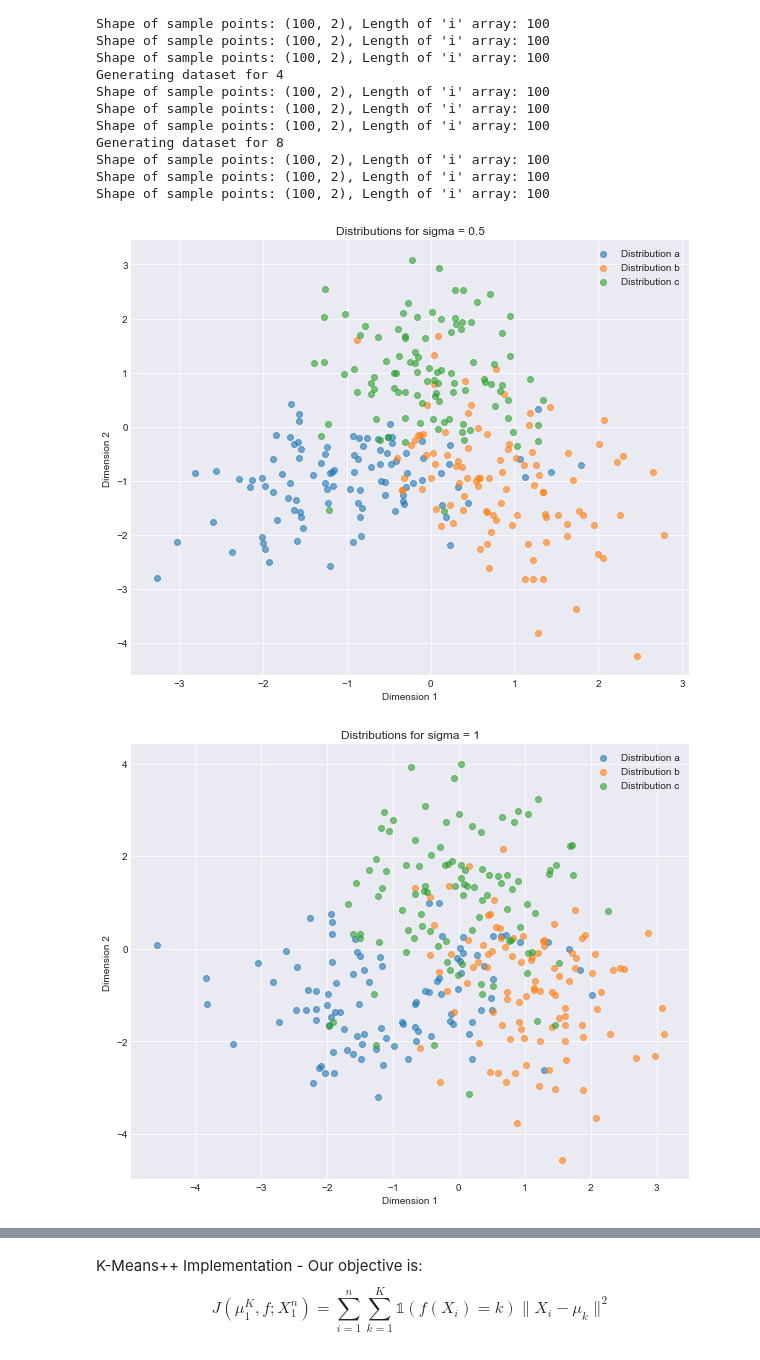
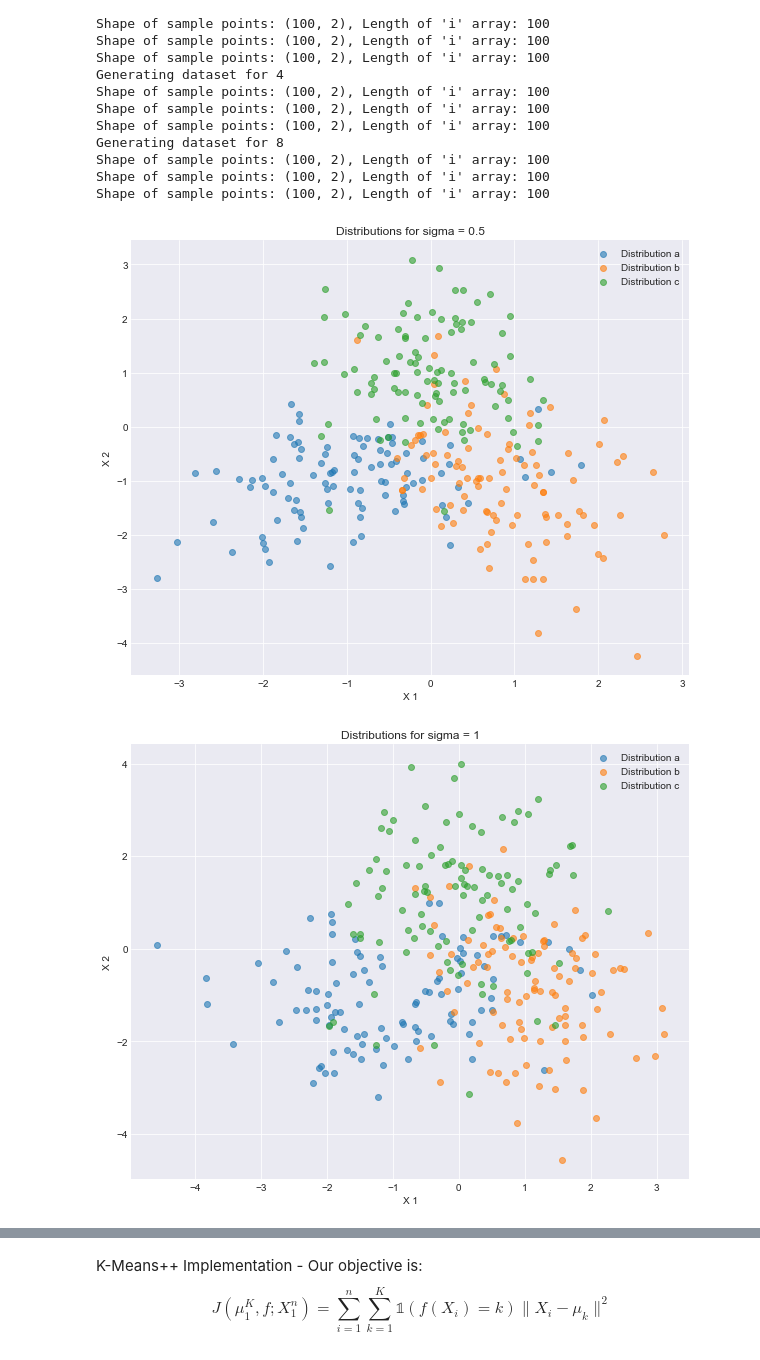
Before and after one commit to mturvillehei/CS_760, a Jupyter notebook: Homework_5/Homework_5_p1.ipynb, the cells around one changed output, grey strips where cells are left out. Saved outputs shown, nothing was run; the diff lists cells and outputs as text; code cells hidden in the pictures.

```diff
--- a/Homework_5/Homework_5_p1.ipynb
+++ b/Homework_5/Homework_5_p1.ipynb
@@ -63,21 +63,21 @@ Shape of sample points: (100, 2), Length of 'i' array: 100
 # %%
 plt.style.use('seaborn-darkgrid')
 
 for sigma in Sigma:
     plt.figure(figsize=(10, 8))
     plt.title(f'Distributions for sigma = {sigma}')
-    plt.xlabel('Dimension 1')
-    plt.ylabel('Dimension 2')
+    plt.xlabel('X 1')
+    plt.ylabel('X 2')
 
     for set_key in 'abc':
         samples = X_J[str(sigma)][set_key][0]
 
         x, y = samples[:, 0], samples[:, 1]
 
         plt.scatter(x, y, label=f'Distribution {set_key}', alpha=0.6)
 
     plt.legend()
     plt.show()
 # %% [output]
-[figure, old version]
+[figure, new version]
-[figure, old version]
+[figure, new version]
```
Also changed, not shown: parts of 5 cells of this notebook.
